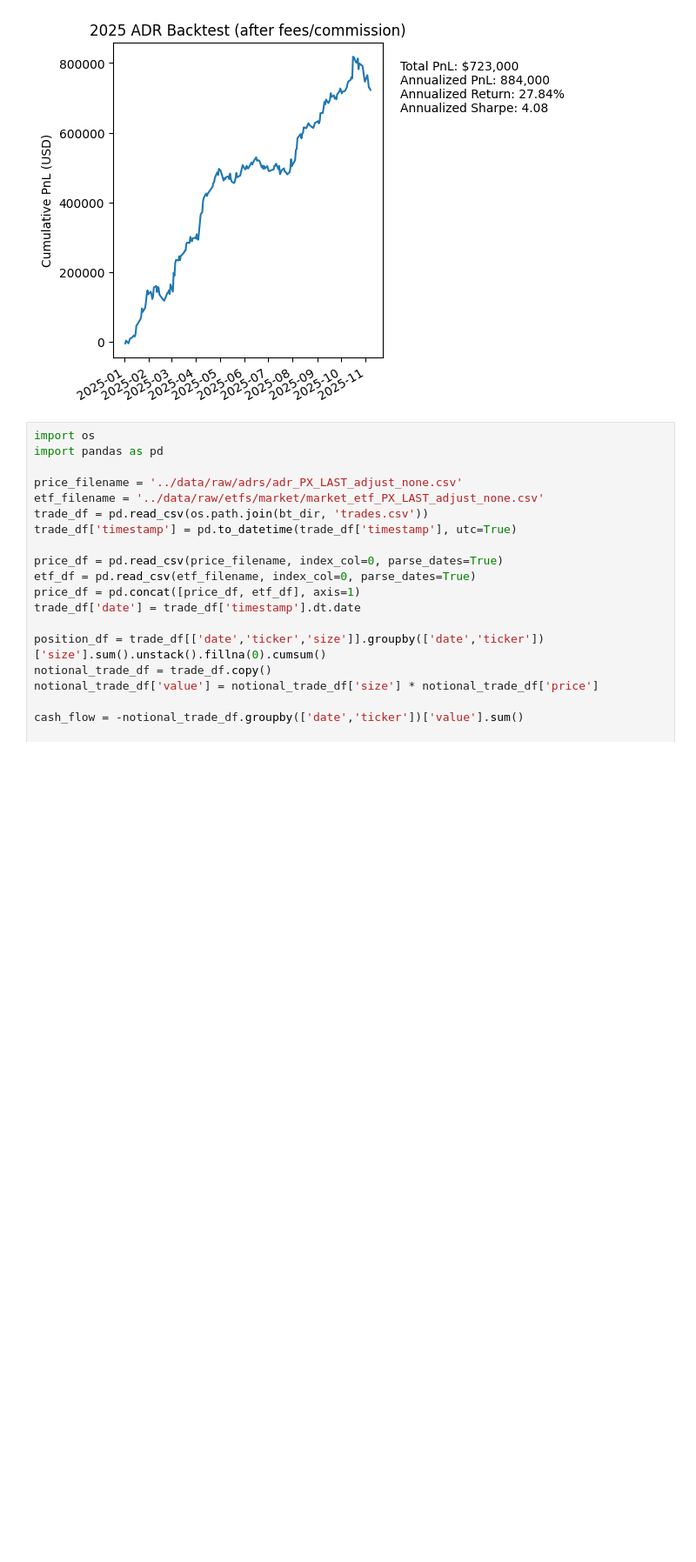
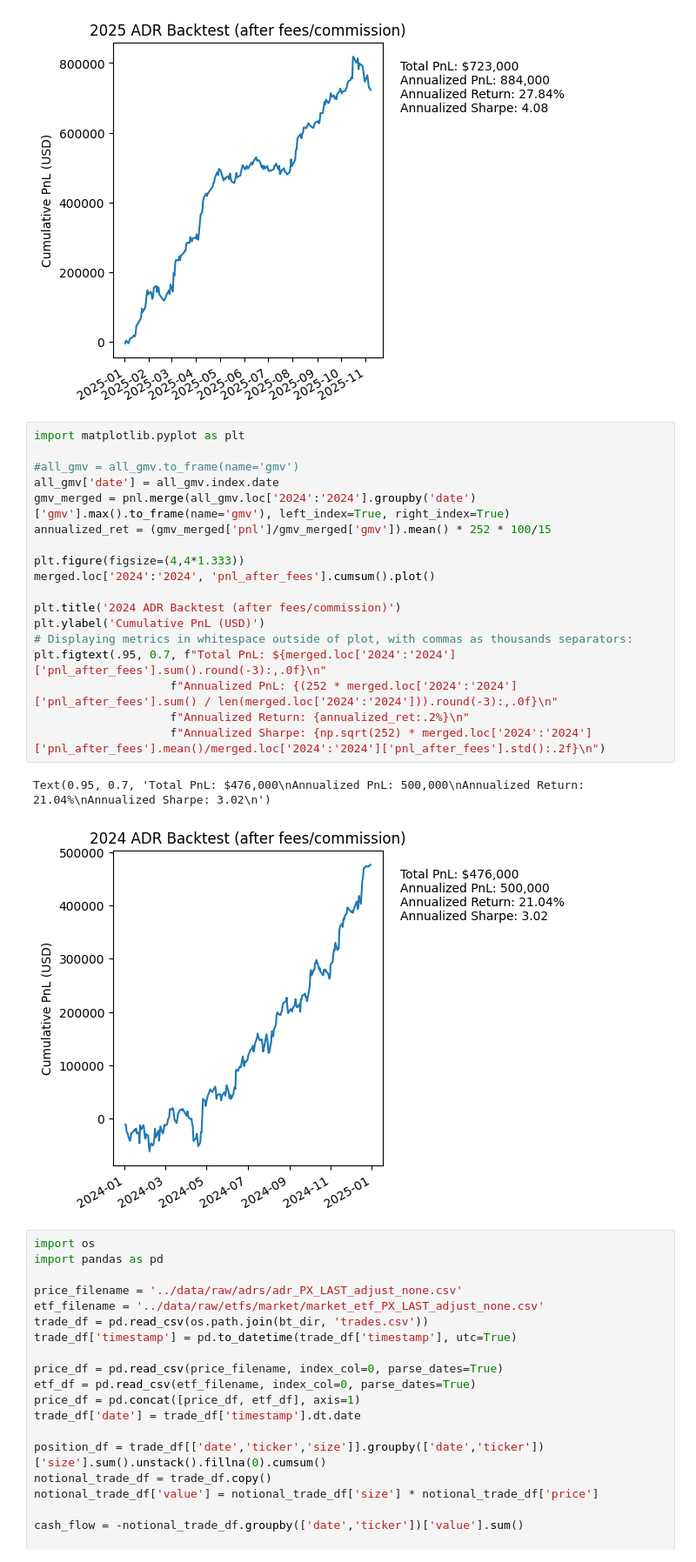
Before and after one commit to petermelq/research_adr, a Jupyter notebook: notebooks/bt_with_fees2.ipynb, the cells around one changed output. Shown at 87% size. Cells and saved outputs as stored; diff of their text form; blank space fills up the shorter version.

```diff
--- a/notebooks/bt_with_fees2.ipynb
+++ b/notebooks/bt_with_fees2.ipynb
@@ -78,6 +78,27 @@ plt.figtext(.95, 0.7, f"Total PnL: ${merged.loc['2025':]['pnl_after_fees'].sum()
 # %% [output]
 Text(0.95, 0.7, 'Total PnL: $723,000\nAnnualized PnL: 884,000\nAnnualized Return: 27.84%\nAnnualized Sharpe: 4.08\n')
 [figure]
+# %%
+import matplotlib.pyplot as plt
+
+#all_gmv = all_gmv.to_frame(name='gmv')
+all_gmv['date'] = all_gmv.index.date
+gmv_merged = pnl.merge(all_gmv.loc['2024':'2024'].groupby('date')['gmv'].max().to_frame(name='gmv'), left_index=True, right_index=True)
+annualized_ret = (gmv_merged['pnl']/gmv_merged['gmv']).mean() * 252 * 100/15
+
+plt.figure(figsize=(4,4*1.333))
+merged.loc['2024':'2024', 'pnl_after_fees'].cumsum().plot()
+
+plt.title('2024 ADR Backtest (after fees/commission)')
+plt.ylabel('Cumulative PnL (USD)')
+# Displaying metrics in whitespace outside of plot, with commas as thousands separators:
+plt.figtext(.95, 0.7, f"Total PnL: ${merged.loc['2024':'2024']['pnl_after_fees'].sum().round(-3):,.0f}\n"
+                    f"Annualized PnL: {(252 * merged.loc['2024':'2024']['pnl_after_fees'].sum() / len(merged.loc['2024':'2024'])).round(-3):,.0f}\n"
+                    f"Annualized Return: {annualized_ret:.2%}\n"
+                    f"Annualized Sharpe: {np.sqrt(252) * merged.loc['2024':'2024']['pnl_after_fees'].mean()/merged.loc['2024':'2024']['pnl_after_fees'].std():.2f}\n")
+# %% [output]
+Text(0.95, 0.7, 'Total PnL: $476,000\nAnnualized PnL: 500,000\nAnnualized Return: 21.04%\nAnnualized Sharpe: 3.02\n')
+[figure, added]
 # %%
 import os
 import pandas as pd
```
Also changed, not shown: parts of 1 cell of this notebook, 21 other files.
